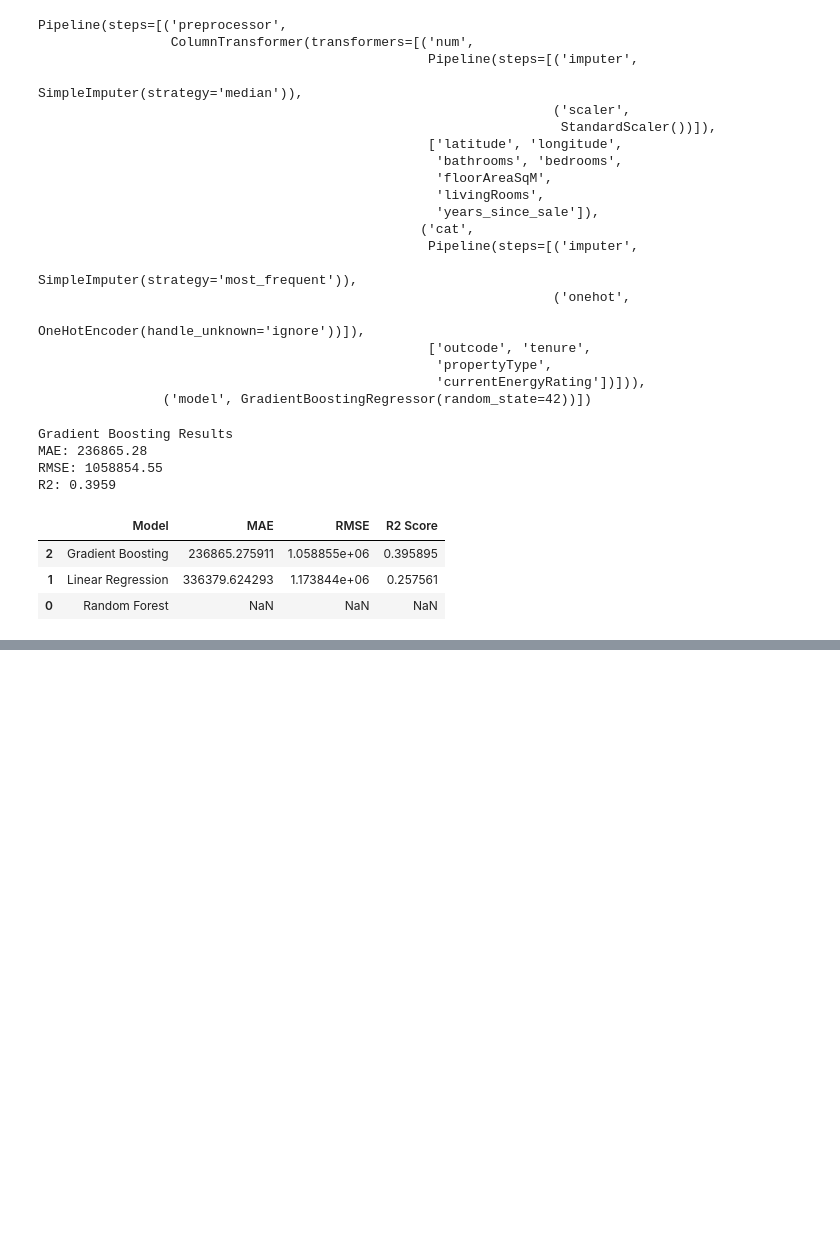
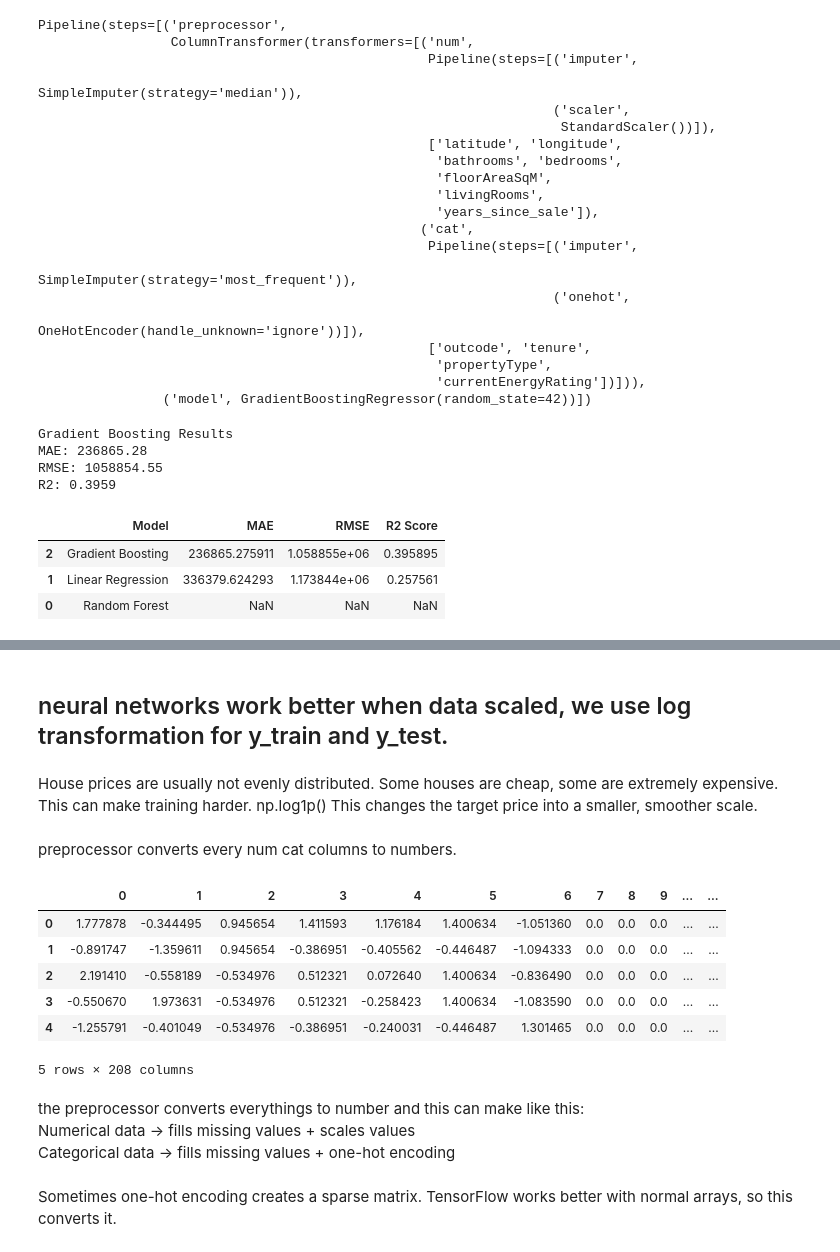
Before and after one commit to Thebluesky303/Portfolio-Projects, a Jupyter notebook: house-price-analysis-sql-powerbi-ml/notebooks/model_training.ipynb, the cells around one changed output, grey strips where cells are left out. Cells and saved outputs as stored; diff of their text form; code cells hidden in the pictures; blank space fills up the shorter version.

```diff
--- a/house-price-analysis-sql-powerbi-ml/notebooks/model_training.ipynb
+++ b/house-price-analysis-sql-powerbi-ml/notebooks/model_training.ipynb
@@ -526,0 +536,2 @@ display(results_sorted)
+# %% [markdown]
+## neural networks work better when data scaled, we use log transformation for y_train and y_test.
@@ -526,0 +542,2 @@ display(results_sorted)
+# %% [markdown]
+House prices are usually not evenly distributed. Some houses are cheap, some are extremely expensive. This can make training harder. np.log1p() This changes the target price into a smaller, smoother scale.
@@ -526,0 +548,17 @@ display(results_sorted)
+# %% [markdown]
+preprocessor converts every num cat columns to numbers.
+# %%
+X_test_nn_df = pd.DataFrame(X_test_nn.toarray() if hasattr(X_test_nn, 'toarray') else X_test_nn)
+X_test_nn_df.head()
+# %% [output]
+|  | 0 | 1 | 2 | 3 | 4 | 5 | 6 | 7 | 8 | 9 | ... | ... |
+| 0 | 1.777878 | -0.344495 | 0.945654 | 1.411593 | 1.176184 | 1.400634 | -1.051360 | 0.0 | 0.0 | 0.0 | ... | ... |
+| 1 | -0.891747 | -1.359611 | 0.945654 | -0.386951 | -0.405562 | -0.446487 | -1.094333 | 0.0 | 0.0 | 0.0 | ... | ... |
+| 2 | 2.191410 | -0.558189 | -0.534976 | 0.512321 | 0.072640 | 1.400634 | -0.836490 | 0.0 | 0.0 | 0.0 | ... | ... |
+| 3 | -0.550670 | 1.973631 | -0.534976 | 0.512321 | -0.258423 | 1.400634 | -1.083590 | 0.0 | 0.0 | 0.0 | ... | ... |
+| 4 | -1.255791 | -0.401049 | -0.534976 | -0.386951 | -0.240031 | -0.446487 | 1.301465 | 0.0 | 0.0 | 0.0 | ... | ... |
+5 rows × 208 columns
+# %% [markdown]
+the preprocessor converts everythings to number and this can make like this:<br>
+Numerical data → fills missing values + scales values<br>
+Categorical data → fills missing values + one-hot encoding
@@ -526,0 +570,2 @@ display(results_sorted)
+# %% [markdown]
+Sometimes one-hot encoding creates a sparse matrix. TensorFlow works better with normal arrays, so this converts it.
```
Also changed, not shown: parts of 40 cells of this notebook.
